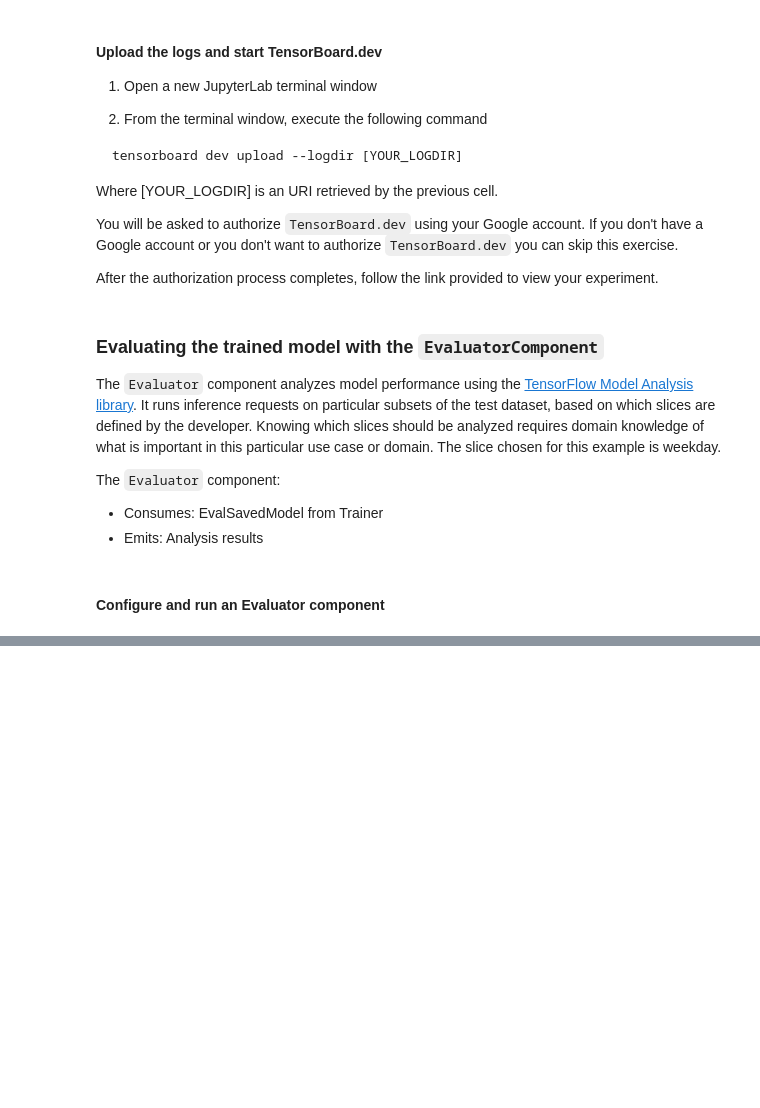
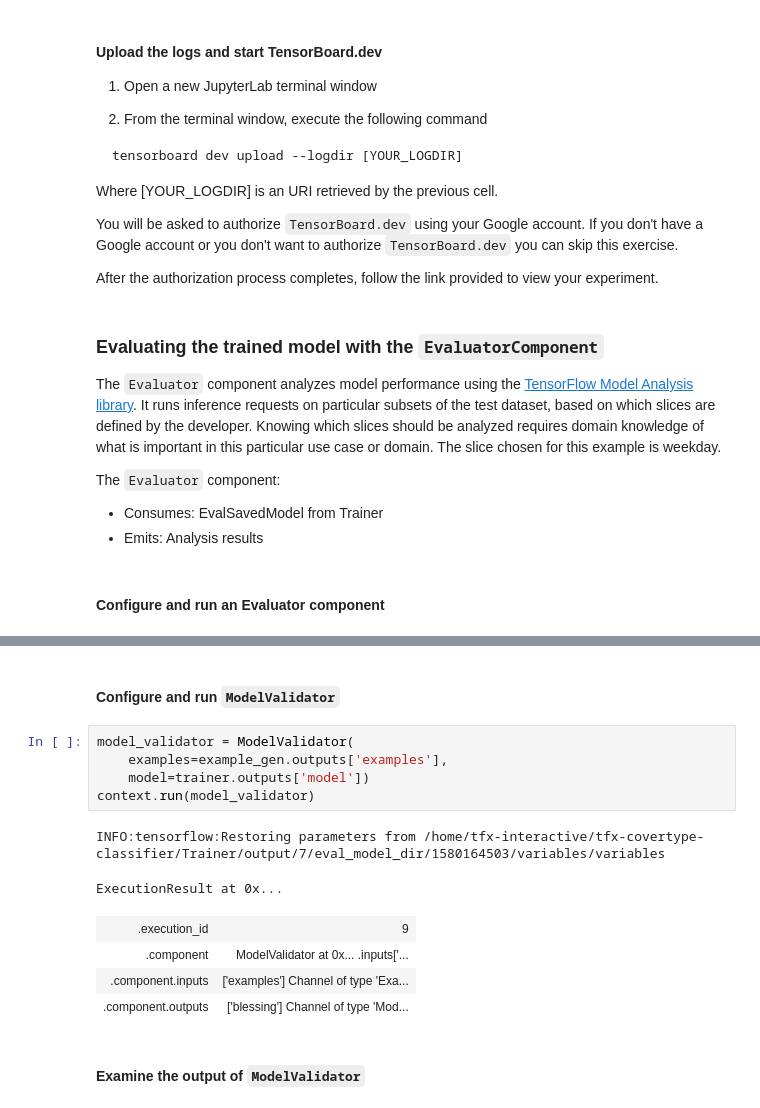
Before and after one commit to marsbroshok/mlops-labs, a Jupyter notebook: lab-21-tfx-interactive/tfx-interactive-context.ipynb, the cells around one changed output, grey strips where cells are left out. Saved outputs shown, nothing was run; the diff lists cells and outputs as text; blank space fills up the shorter version.

```diff
--- a/lab-21-tfx-interactive/tfx-interactive-context.ipynb
+++ b/lab-21-tfx-interactive/tfx-interactive-context.ipynb
@@ -924,0 +955,16 @@ You can also pass feature slice specifications if you want to evaluate the quali
+# %% [markdown]
+#### Configure and run `ModelValidator`
+# %%
+model_validator = ModelValidator(
+    examples=example_gen.outputs['examples'],
+    model=trainer.outputs['model'])
+context.run(model_validator)
+# %% [output]
+INFO:tensorflow:Restoring parameters from /home/tfx-interactive/tfx-covertype-classifier/Trainer/output/7/eval_model_dir/1580164503/variables/variables
+ExecutionResult at 0x...
+| .execution_id | 9 |
+| .component | ModelValidator at 0x... .inputs['... |
+| .component.inputs | ['examples'] Channel of type 'Exa... |
+| .component.outputs | ['blessing'] Channel of type 'Mod... |
+# %% [markdown]
+#### Examine the output of `ModelValidator`
```
Also changed, not shown: parts of 31 cells of this notebook.
